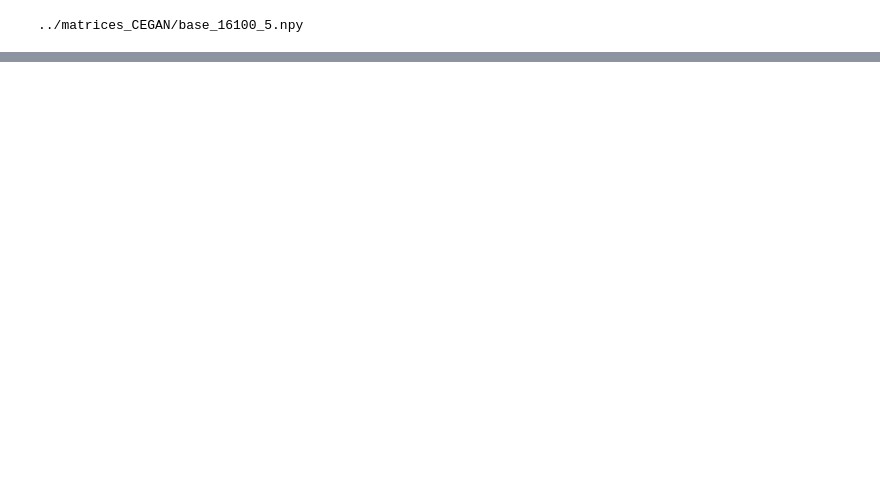
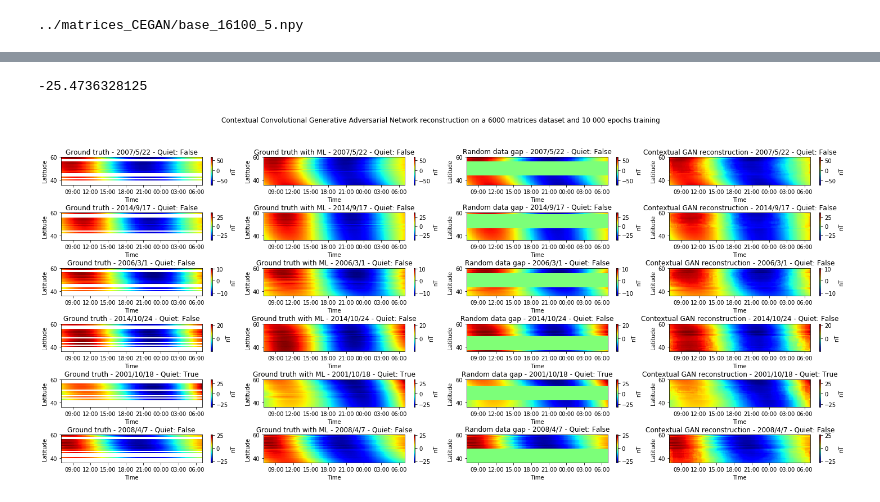
Before and after one commit to Pierre-LaurentC/Generative_Adversarial_Network, a Jupyter notebook: Display_CEGAN_training.ipynb, the cells around one changed output, grey strips where cells are left out. Drawn from its saved outputs; the diff is of its cells as text; code cells hidden in the pictures; blank space fills up the shorter version.

```diff
--- a/Display_CEGAN_training.ipynb
+++ b/Display_CEGAN_training.ipynb
@@ -4,8 +6,8 @@ import matplotlib.pyplot as plt
 import os
 # %%
 import glob
-mountFileName = '../../Bureau/IRAP_mount/Generative_Adversarial_Network/matrices_CEGAN/'
-localFileName = '../matrices_CEGAN/'
+mountFileName = "../../../Desktop/IRAP_mount/Generative_Adversarial_Network/matrices_CEGAN/"
+localFileName = 'matrices_CEGAN/'
 filenamesList = glob.glob('../matrices_CEGAN/base*')
 baseMatricesList = np.array(filenamesList)
 lastEpoch = np.int16((np.round((baseMatricesList.shape[0]/5)*10,0) - 9) // 10 * 10)
@@ -47,3 +17,48 @@ FileNotFoundError: [Errno 2] No such file or directory: '../../Bureau/IRAP_mount
+# %%
+def DisplayGraphWithInfos(array, infos, title, axs, axy, axn, fig):
+    x_lims = list()
+    x_lims.append(infos[0]+datetime.timedelta(hours=7))
+    x_lims.append(x_lims[0]+datetime.timedelta(days=infos[5]))
+    x_lims = mdates.date2num(x_lims)
+    axs[axy][axn].xaxis_date()
+    axs[axy][axn].imshow(array, origin='lower', cmap=plt.get_cmap('jet') , aspect='auto',extent=[x_lims[0],x_lims[1],infos[2],infos[1]])
+    x_lims = mdates.DateFormatter("%H:%M")
+    axs[axy][axn].xaxis.set_major_formatter(x_lims)
+    axs[axy][axn].set_title("{} - {}/{}/{} - Quiet: {}".format(title, infos[0].year, infos[0].month, infos[0].day, infos[6]))
+    axs[axy][axn].set_xlabel("Time")
+    axs[axy][axn].set_ylabel("Latitude")
+    sm = plt.cm.ScalarMappable(cmap=plt.get_cmap('jet'), norm=plt.Normalize(vmin=infos[4], vmax=infos[3]))
+    sm._A = []
+    clb=fig.colorbar(sm, ax=axs[axy][axn])
+    clb.set_label("nT")
+# %%
+trainingArray[3][4]
+# %% [output]
+-25.4736328125
+# %%
+trainingArray = []
+epoch = 600
+for i in range(0,6):
+    trainingArray.append(np.load('{}CEGAN_lines_epoch{}_matrix{}.npy'.format(mountFileName, epoch, i), allow_pickle=True, encoding="latin1"))
+trainingArray = np.asarray(trainingArray)
+
+numberOfPlots = 6
+fig, axs = plt.subplots(numberOfPlots,4, figsize=(25, 10), facecolor='w', edgecolor='k')
+fig.subplots_adjust(hspace = 1., wspace=.15)
+
+axs = axs.ravel().reshape(numberOfPlots,4)
+
+fig.suptitle("Contextual Convolutional Generative Adversarial Network reconstruction on a 6000 matrices dataset and 10 000 epochs training")
+
+for y in range(numberOfPlots):
+    DisplayGraphWithInfos(trainingArray[y][0], trainingArray[y][4], "Ground truth", axs, y, 0, fig)
+    DisplayGraphWithInfos(trainingArray[y][1], trainingArray[y][4], "Ground truth with ML", axs, y, 1, fig)
+    DisplayGraphWithInfos(trainingArray[y][2], trainingArray[y][4], "Random data gap", axs, y, 2, fig)
+    DisplayGraphWithInfos(trainingArray[y][3], trainingArray[y][4], "Contextual GAN reconstruction", axs, y, 3, fig)
+
+fig.savefig("CGAN_predictions")
+# %% [output]
+[figure, added]
 # %%
 from keras.models import load_model, model_from_json
 json_file = open('saved_model_CEGAN/generator.json', 'r')
```
Also changed, not shown: parts of 2 cells of this notebook, 11 other files.
